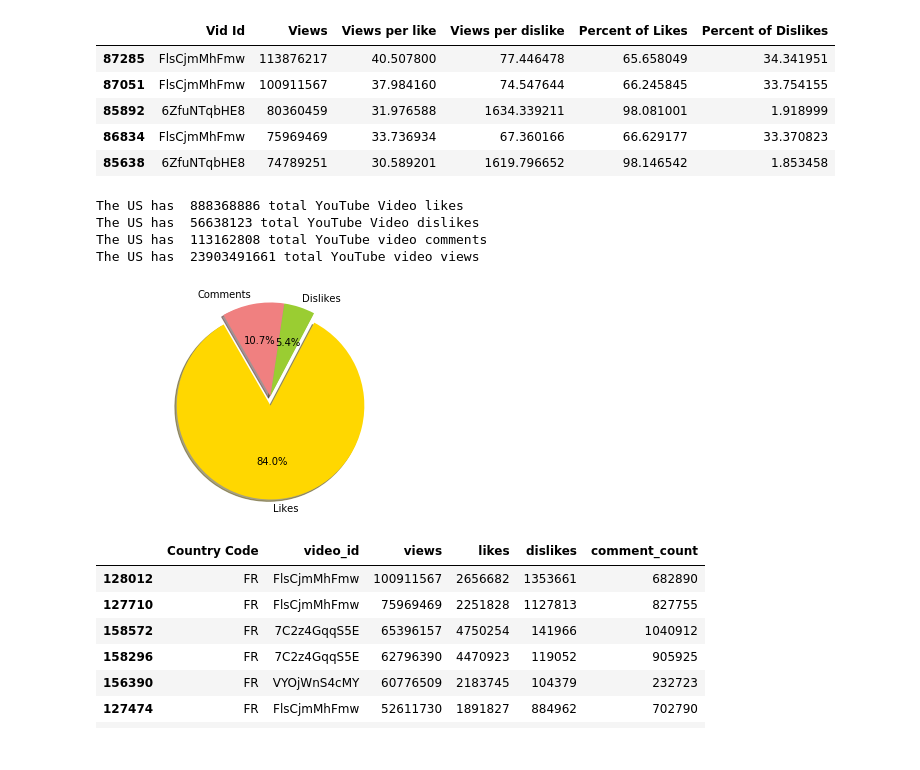
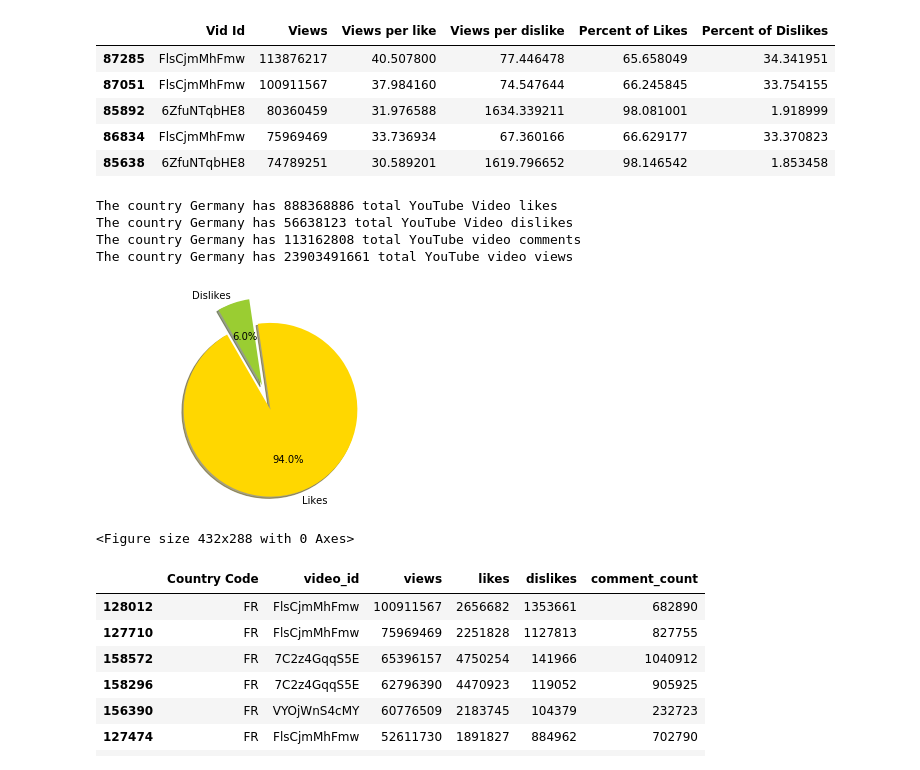
Before and after one commit to jherberg462/python-project, a Jupyter notebook: chris_analysis.ipynb, the cells around one changed output. Cells and saved outputs as stored; diff of their text form; code cells hidden in the pictures.

```diff
--- a/chris_analysis.ipynb
+++ b/chris_analysis.ipynb
@@ -463,30 +479,34 @@ likes_de = data_de["likes"]
 total_likes_de = likes_de.sum(axis=0)
 
 #Print out the data
-print("The US has ",total_likes_de, "total YouTube Video likes")
-print("The US has ",total_dislikes_de, "total YouTube Video dislikes")
-print("The US has ",total_comments_de, "total YouTube video comments")
-print("The US has ",total_views_de, "total YouTube video views")
+print("The country Germany has",total_likes_de, "total YouTube Video likes")
+print("The country Germany has",total_dislikes_de, "total YouTube Video dislikes")
+print("The country Germany has",total_comments_de, "total YouTube video comments")
+print("The country Germany has",total_views_de, "total YouTube video views")
 # %% [output]
-The US has  888368886 total YouTube Video likes
-The US has  56638123 total YouTube Video dislikes
-The US has  113162808 total YouTube video comments
-The US has  23903491661 total YouTube video views
+The country Germany has 888368886 total YouTube Video likes
+The country Germany has 56638123 total YouTube Video dislikes
+The country Germany has 113162808 total YouTube video comments
+The country Germany has 23903491661 total YouTube video views
 # %%
 # Data to plot
-labels = 'Likes', 'Dislikes', 'Comments'
-sizes = [total_likes_de,total_dislikes_de, total_comments_de]
-colors = ['gold', 'yellowgreen', 'lightcoral']
-explode = (0.1, 0, 0)  # explode 1st slice
+labels = 'Likes', 'Dislikes'
+sizes = [total_likes_de,total_dislikes_de]
+colors = ['gold', 'yellowgreen']
+explode = (0.3, 0)  # explode 1st slice
 
 # Plot
 plt.pie(sizes, explode=explode, labels=labels, colors=colors,
 autopct='%1.1f%%', shadow=True, startangle=120)
 
 plt.axis('equal')
 plt.show()
+
+#save pie chart as an image
+plt.savefig('images/Germany.png')
 # %% [output]
-[figure, old version]
+[figure, new version]
+<Figure size 432x288 with 0 Axes>
 # %%
 trending_fr = data_fr.sort_values("views", axis=0, ascending=False)
 trending_fr.head(10)
```
Also changed, not shown: parts of 18 cells of this notebook, 10 other files.
